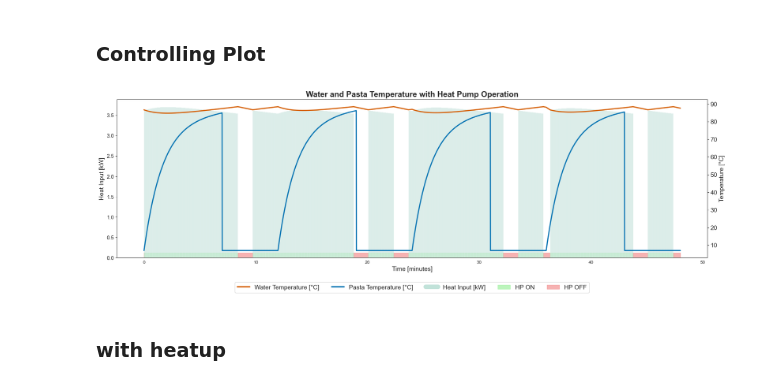
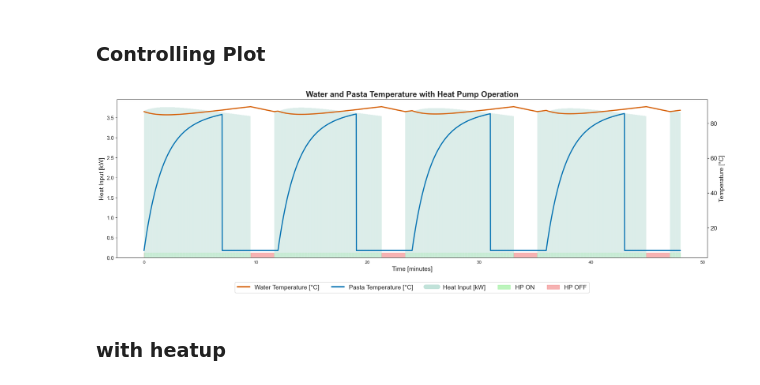
Before and after one commit to ahaeseli/SHC_project, a Jupyter notebook: main model/control_working.ipynb, the cells around one changed output. Saved outputs shown, nothing was run; the diff lists cells and outputs as text; code cells hidden in the pictures.

```diff
--- a/main model/control_working.ipynb
+++ b/main model/control_working.ipynb
@@ -624,6 +614,11 @@ import matplotlib.patches as patches
 op_times = []
 duration_seconds = 12 * 60 * 4
 start_index = 0
+
+best_T_on = 86.8
+best_T_off = 89.6
+
+
 
 t, Q_WPs, T_water, T_pasta, _ = T_water_and_pasta(
     best_T_on, best_T_off, duration_seconds, op_times, V_water
@@ -680,34 +675,34 @@ for state, group in groupby(zip(indices, hp_binary), key=lambda x: x[1]):
 ymin, ymax = ax_qwp.get_ylim()
 band = (ymax - ymin) * 0.03
 for state, start_i, end_i in blocks:
     t0 = time_min[start_i]
     t1 = time_min[end_i] + 1/60
     color = palette["on"] if state == 1 else palette["off"]
     ax_qwp.axvspan(t0, t1,
                    ymin=0.00, ymax=0.00 + 0.03,
                    color=color, alpha=0.6, zorder=0)
 
 # --- Axis labels & title ---
 ax_qwp.set_xlabel("Time [minutes]", fontsize=14)
 ax_qwp.set_title("Water and Pasta Temperature with Heat Pump Operation", fontsize=18, weight='bold')
 
 # --- Custom Legend (merged across axes) ---
 legend_elements = [
     Line2D([0], [0], color=palette["water"], lw=3, label="Water Temperature [°C]"),
     Line2D([0], [0], color=palette["pasta"], lw=3, label="Pasta Temperature [°C]"),
     Line2D([0], [0], color=palette["qwp"], lw=10, alpha=0.25, label="Heat Input [kW]"),
     patches.Rectangle((0, 0), 1, 1, color=palette["on"], alpha=0.6, label="HP ON"),
     patches.Rectangle((0, 0), 1, 1, color=palette["off"], alpha=0.6, label="HP OFF")
 ]
 
 fig.legend(handles=legend_elements, loc='lower center',
            ncol=5, bbox_to_anchor=(0.5, -0.1), fontsize=14)
 
 plt.tight_layout()
 plt.savefig("control_strategy.png", dpi=600)
 plt.show()
 # %% [output]
-[figure, old version]
+[figure, new version]
 # %% [markdown]
 ### with heatup
 # %%
```
Also changed, not shown: parts of 17 cells of this notebook, 4 other files.
